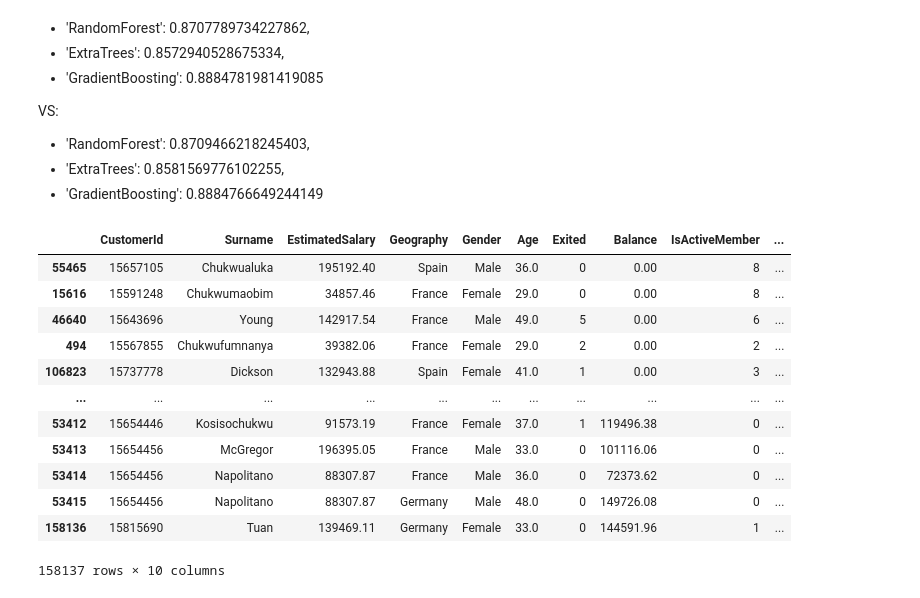
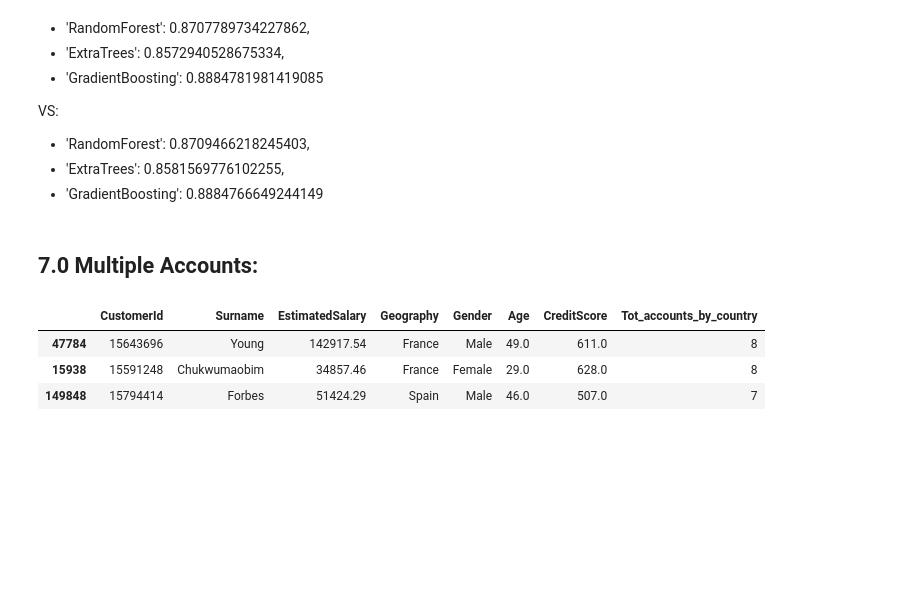
Before and after one commit to fabriziobasso/kaggle, a Jupyter notebook: S4E1_EDA.ipynb, the cells around one changed output. Saved outputs shown, nothing was run; the diff lists cells and outputs as text; code cells hidden in the pictures; blank space fills up the shorter version.

```diff
--- a/S4E1_EDA.ipynb
+++ b/S4E1_EDA.ipynb
@@ -1270,0 +1355,20 @@ diagnostic_plots(df_, "Balance");
+# %%
+def age_tr(df) :
+    df['Age_Category'] = pd.cut(df['Age'], bins=[18, 30, 40, 50, 60, 100], labels=['18-30', '30-40', '40-50', '50-60', '60+'])
+    return df
+
+train = age_tr(train)
+test = age_tr(test)
+# %%
+def cred_score_tr(df) :
+    df['Credit_Score_Range'] = pd.cut(df['CreditScore'], bins=[0, 300, 600, 700, 800, 900], labels=['0-300', '300-600', '600-700', '700-800', '900+'])
+    return df
+train = cred_score_tr(train)
+test = cred_score_tr(test)
+# %%
+def geo_gender_tr(df) :
+    df['Geo_Gender'] = df['Geography'] + '_' + df['Gender']
+    return df
+
+train = geo_gender_tr(train)
+test = geo_gender_tr(test)
@@ -1270,0 +1411,2 @@ diagnostic_plots(df_, "Balance");
+# %%
+train.NumOfProducts.replace({4:3},inplace=True)
@@ -1353,22 +1522,15 @@ VS:
 - 'RandomForest': 0.8709466218245403,
 - 'ExtraTrees': 0.8581569776102255,
 - 'GradientBoosting': 0.8884766649244149
+# %% [markdown]
+## 7.0 Multiple Accounts:
 # %%
-double_accounts = train.reset_index().groupby(["CustomerId","Surname","EstimatedSalary","Geography","Gender","Age"], as_index=False)[["Exited","IsActiveMember","Balance","NumOfProducts"]].agg({"Exited":"sum","Balance":"min",
-                                                                                                                                                                                                 "IsActiveMember":"sum","NumOfProducts":"count"})
-double_accounts.sort_values("NumOfProducts",axis=0,ascending=False, inplace=True)
-double_accounts
+double_accounts = train.reset_index().groupby(["CustomerId","Surname","EstimatedSalary","Geography","Gender","Age","CreditScore"], as_index=False)[["Balance"]].agg({"Balance":"count"})
+double_accounts.sort_values("Balance",axis=0,ascending=False, inplace=True)
+double_accounts.rename({"Balance":"Tot_accounts_by_country"},axis=1,inplace=True)
+double_accounts.head(3)
 # %% [output]
-|  | CustomerId | Surname | EstimatedSalary | Geography | Gender | Age | Exited | Balance | IsActiveMember | ... |
-| 55465 | 15657105 | Chukwualuka | 195192.40 | Spain | Male | 36.0 | 0 | 0.00 | 8 | ... |
-| 15616 | 15591248 | Chukwumaobim | 34857.46 | France | Female | 29.0 | 0 | 0.00 | 8 | ... |
-| 46640 | 15643696 | Young | 142917.54 | France | Male | 49.0 | 5 | 0.00 | 6 | ... |
-| 494 | 15567855 | Chukwufumnanya | 39382.06 | France | Female | 29.0 | 2 | 0.00 | 2 | ... |
-| 106823 | 15737778 | Dickson | 132943.88 | Spain | Female | 41.0 | 1 | 0.00 | 3 | ... |
-| ... | ... | ... | ... | ... | ... | ... | ... | ... | ... | ... |
-| 53412 | 15654446 | Kosisochukwu | 91573.19 | France | Female | 37.0 | 1 | 119496.38 | 0 | ... |
-| 53413 | 15654456 | McGregor | 196395.05 | France | Male | 33.0 | 0 | 101116.06 | 0 | ... |
-| 53414 | 15654456 | Napolitano | 88307.87 | France | Male | 36.0 | 0 | 72373.62 | 0 | ... |
-| 53415 | 15654456 | Napolitano | 88307.87 | Germany | Male | 48.0 | 0 | 149726.08 | 0 | ... |
-| 158136 | 15815690 | Tuan | 139469.11 | Germany | Female | 33.0 | 0 | 144591.96 | 1 | ... |
+|  | CustomerId | Surname | EstimatedSalary | Geography | Gender | Age | CreditScore | Tot_accounts_by_country |
+| 47784 | 15643696 | Young | 142917.54 | France | Male | 49.0 | 611.0 | 8 |
+| 15938 | 15591248 | Chukwumaobim | 34857.46 | France | Female | 29.0 | 628.0 | 8 |
+| 149848 | 15794414 | Forbes | 51424.29 | Spain | Male | 46.0 | 507.0 | 7 |
-158137 rows × 10 columns
```
Also changed, not shown: parts of 35 cells of this notebook.
